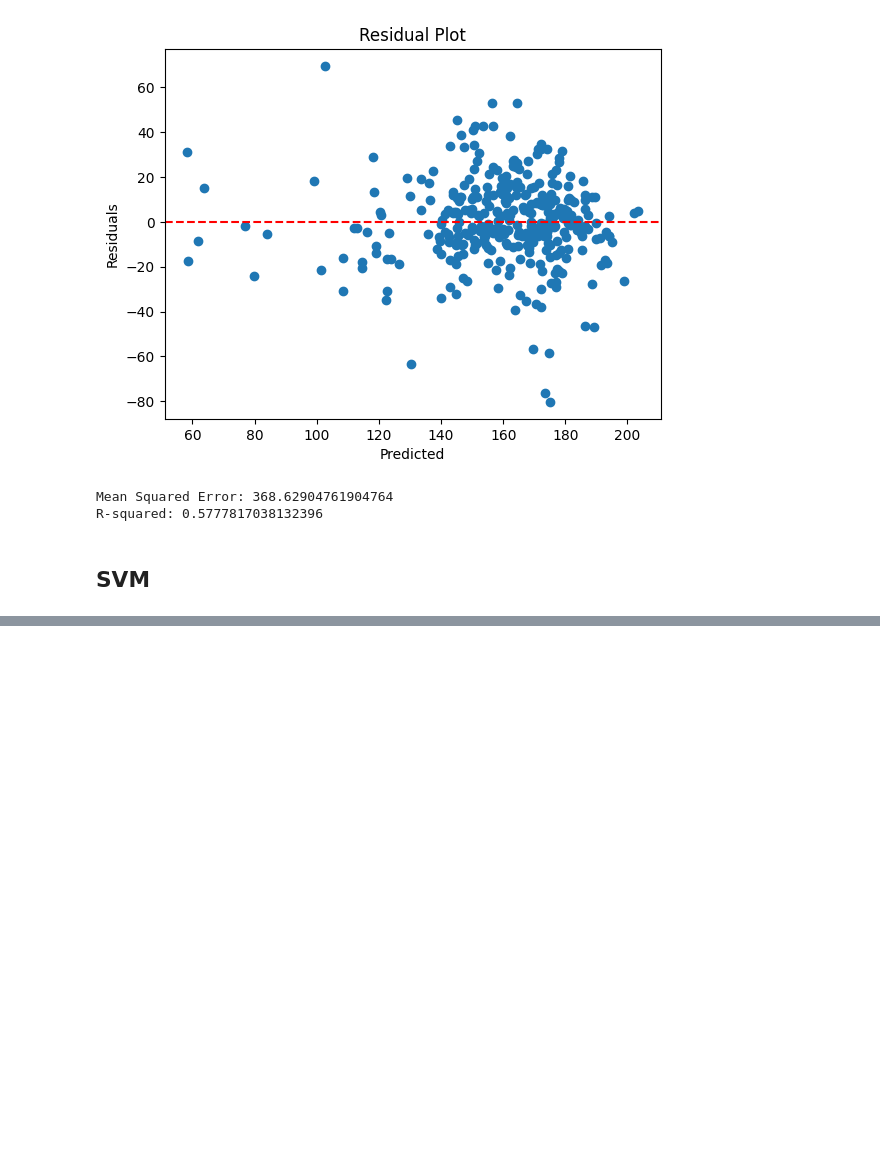
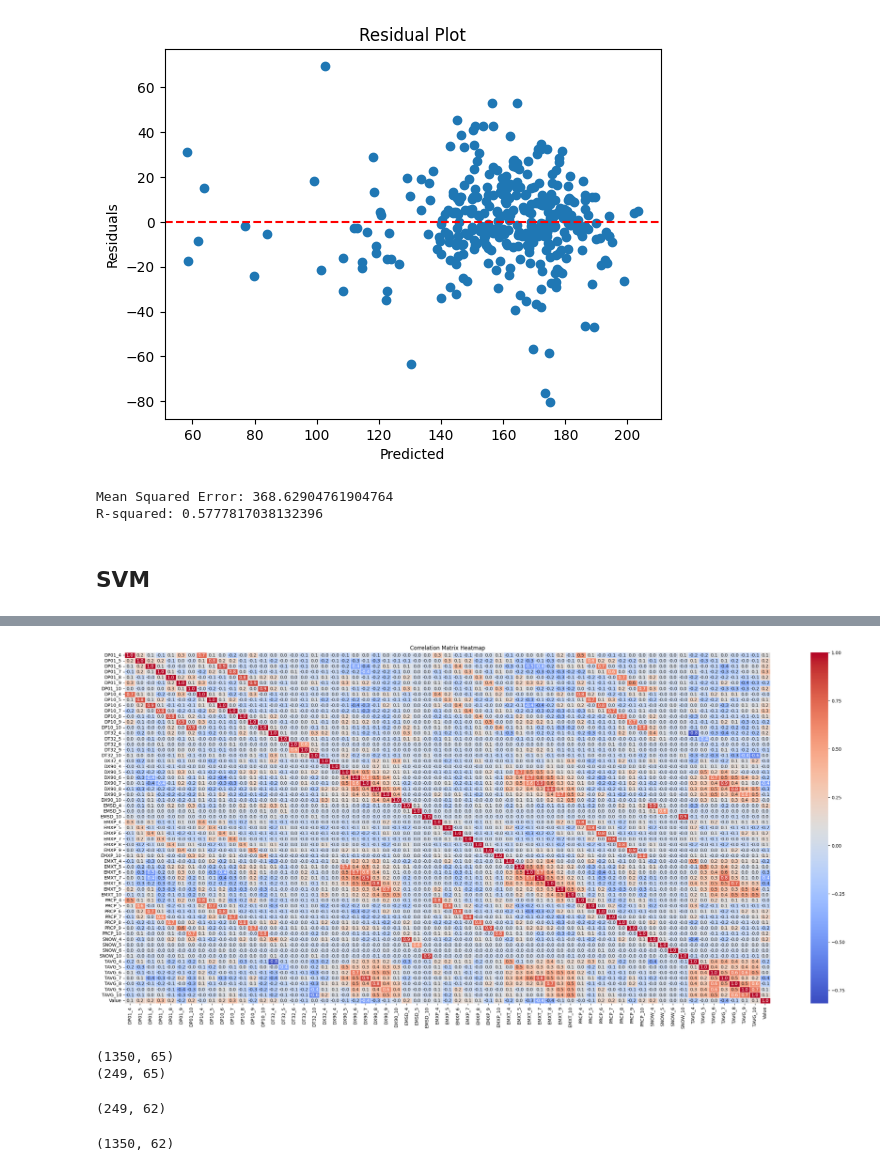
Before and after one commit to oxcitzen/Indiana-Corn-Yield, a Jupyter notebook: modeling.ipynb, the cells around one changed output, grey strips where cells are left out. Drawn from its saved outputs; the diff is of its cells as text; code cells hidden in the pictures; blank space fills up the shorter version.

```diff
--- a/modeling.ipynb
+++ b/modeling.ipynb
@@ -958,0 +961,10 @@ R-squared: 0.5777817038132396
+# %%
+weather_cleaned = pd.read_csv("final_cleaned_data/weather_yield_x_normalize.csv").drop(columns=["Unnamed: 0"], axis=1)
+# %%
+training = weather_cleaned.copy()
+# %%
+# Get the number of unique values in each column
+unique_counts = training.nunique()
+
+# Filter columns with only one unique value
+columns_with_one_unique_value = unique_counts[unique_counts == 1].index.tolist()
@@ -958,0 +991,15 @@ R-squared: 0.5777817038132396
+# %%
+training_v2 = training.drop(columns=columns_with_one_unique_value, axis=1)
+# %%
+correlation = training_v2.drop(columns=["County", "Year"], axis=1)
+
+# Calculate the correlation matrix
+correlation_matrix = correlation.corr()
+
+# Create a heatmap
+plt.figure(figsize=(32, 14))
+sns.heatmap(correlation_matrix, annot=True, cmap='coolwarm', fmt='.1f', linewidths=0.5)
+plt.title('Correlation Matrix Heatmap')
+plt.show()
+# %% [output]
+[figure, added]
@@ -958,0 +1018,6 @@ R-squared: 0.5777817038132396
+# %%
+print(train_rows.shape)
+print(hold_rows.shape)
+# %% [output]
+(1350, 65)
+(249, 65)
@@ -958,0 +1036,8 @@ R-squared: 0.5777817038132396
+# %%
+X_hold.shape
+# %% [output]
+(249, 62)
+# %%
+X.shape
+# %% [output]
+(1350, 62)
```
Also changed, not shown: parts of 43 cells of this notebook.
